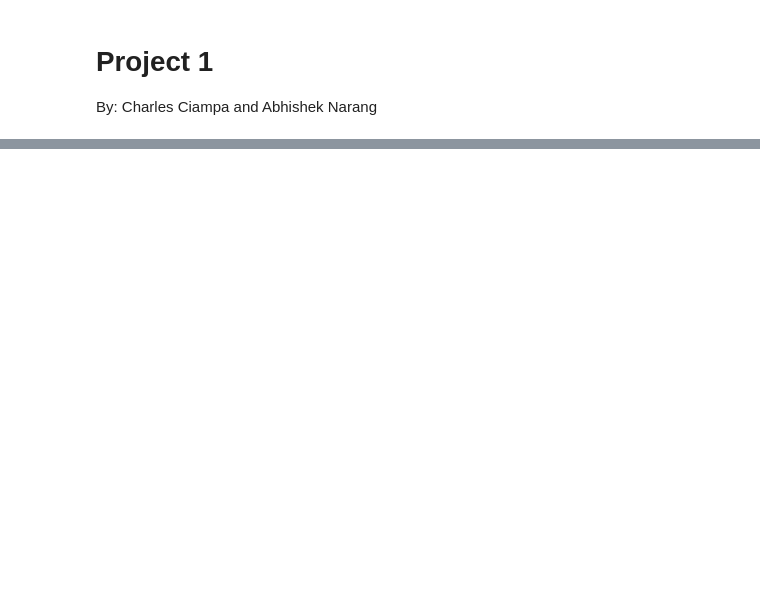
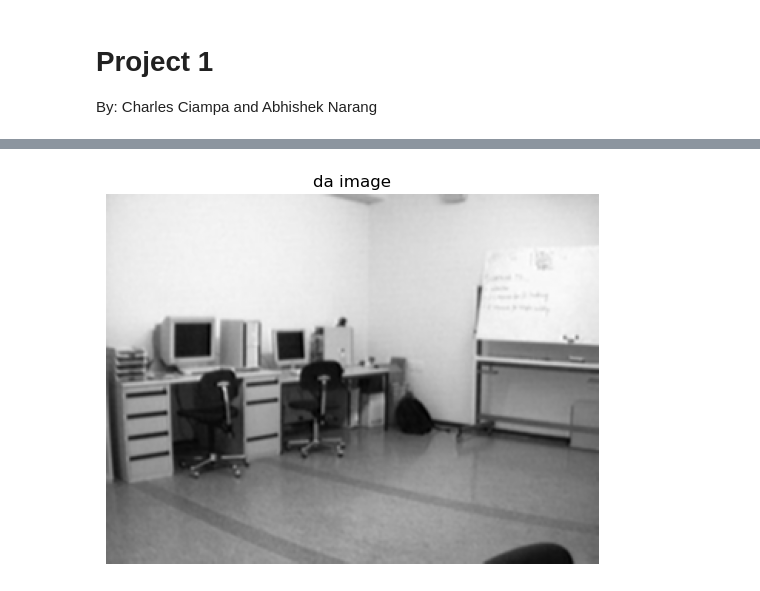
Before and after one commit to CharlesC03/EECE_5639_Projects, a Jupyter notebook: project1/main.ipynb, the cells around one changed output, grey strips where cells are left out. Cells and saved outputs as stored; diff of their text form; code cells hidden in the pictures; blank space fills up the shorter version.

```diff
--- a/project1/main.ipynb
+++ b/project1/main.ipynb
@@ -28,0 +54,3 @@ glob.glob("data/RedChair/*")
+# %%
+kernel_3x3_1d = cv2.getGaussianKernel(3, 0)  # size=3, sigma=0 (auto-calculated)
+gaussian_3x3 =kernel_3x3_1d * kernel_3x3_1d.T
@@ -28,0 +62,9 @@ glob.glob("data/RedChair/*")
+# %%
+img_filtered = cv2.filter2D(imgs, -1, gaussian_3x3)
+# %%
+plt.imshow(img_filtered, cmap='gray')
+plt.title("da image")
+plt.axis('off') # Optional: hides the axis labels
+plt.show()
+# %% [output]
+[figure, added]
```
Also changed, not shown: parts of 6 cells of this notebook.
